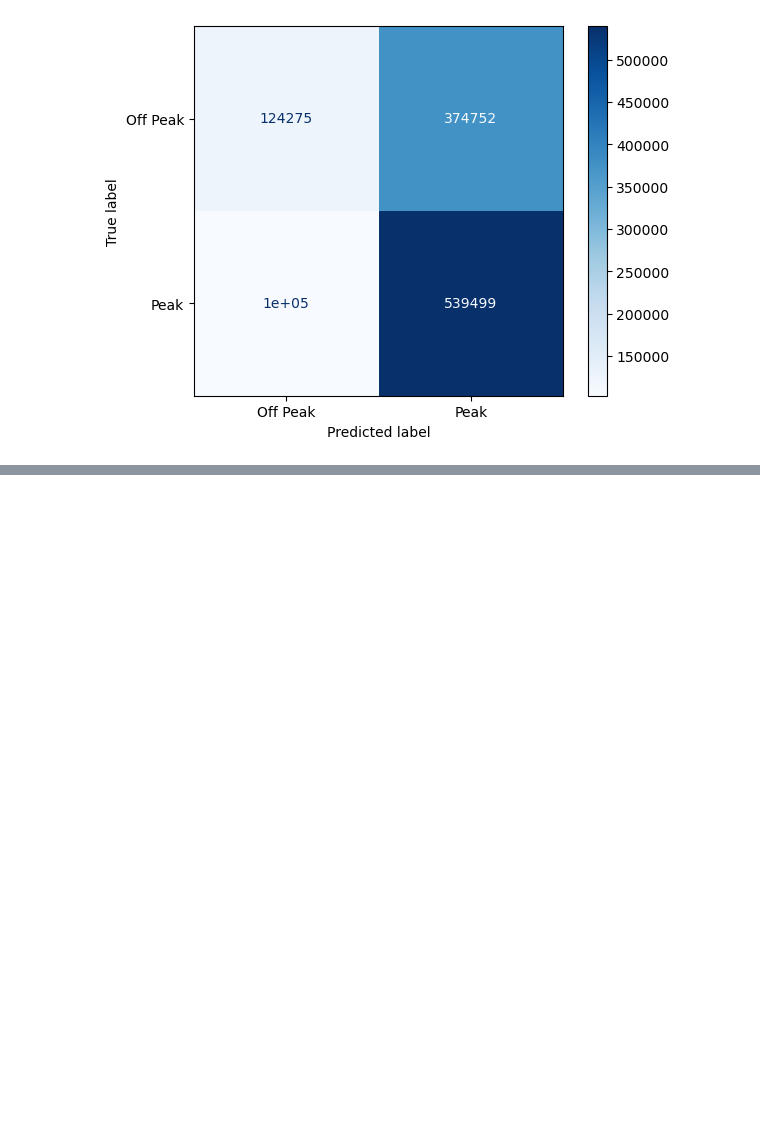
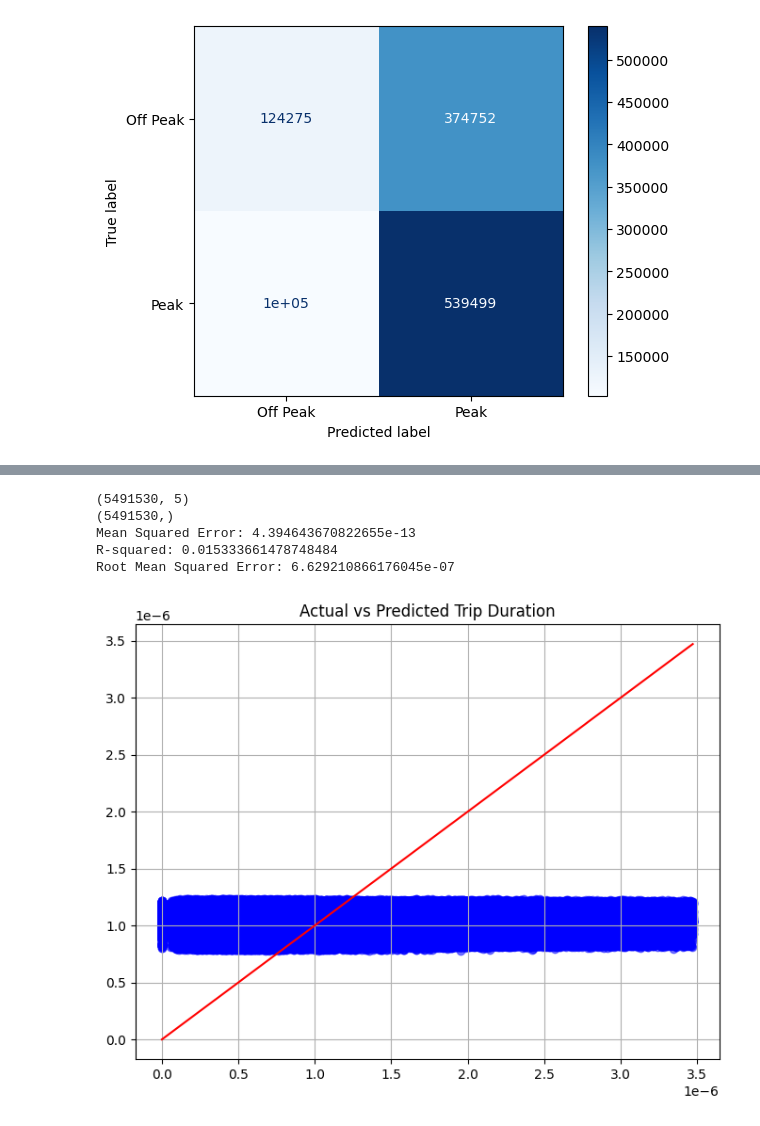
Before and after one commit to ziadharmanani/INF1340-Ridership-Analysis, a Jupyter notebook: rideshare_cleaning.ipynb, the cells around one changed output, grey strips where cells are left out. Saved outputs shown, nothing was run; the diff lists cells and outputs as text; code cells hidden in the pictures; blank space fills up the shorter version.

Commit message:
pca + test linear model

```diff
--- a/rideshare_cleaning.ipynb
+++ b/rideshare_cleaning.ipynb
@@ -909,0 +1009,44 @@ disp.plot(cmap = 'Blues')
+# %%
+#pca predictive modelling
+from sklearn.linear_model import LinearRegression
+from sklearn.model_selection import train_test_split
+from sklearn.metrics import mean_squared_error
+
+#set iv/dv
+X = pca_result
+y = df_diagnostic['Trip Duration']
+
+print(pca_result.shape)
+print(y.shape)
+
+#split data into test/train
+X_train, X_test, y_train, y_test = train_test_split(pca_result, y, test_size=0.2, random_state=42)
+
+#model linear regression
+model = LinearRegression()
+model.fit(X_train, y_train)
+
+y_pred = model.predict(X_test)
+
+#print mse to evaluate model
+mse = mean_squared_error(y_test, y_pred)
+print(f'Mean Squared Error: {mse}')
+from sklearn.metrics import r2_score
+r2 = r2_score(y_test, y_pred)
+print(f'R-squared: {r2}')
+rmse = np.sqrt(mse)
+print(f'Root Mean Squared Error: {rmse}')
+
+plt.figure(figsize=(8,6))
+plt.scatter(y_test, y_pred, color='blue', alpha=0.5)
+plt.plot([min(y_test), max(y_test)], [min(y_test), max(y_test)], color='red')
+plt.title('Actual vs Predicted Trip Duration')
+plt.grid(True)
+plt.show()
+# %% [output]
+(5491530, 5)
+(5491530,)
+Mean Squared Error: 4.394643670822655e-13
+R-squared: 0.015333661478748484
+Root Mean Squared Error: 6.629210866176045e-07
+[figure, added]
```
Also changed, not shown: parts of 10 cells of this notebook.
